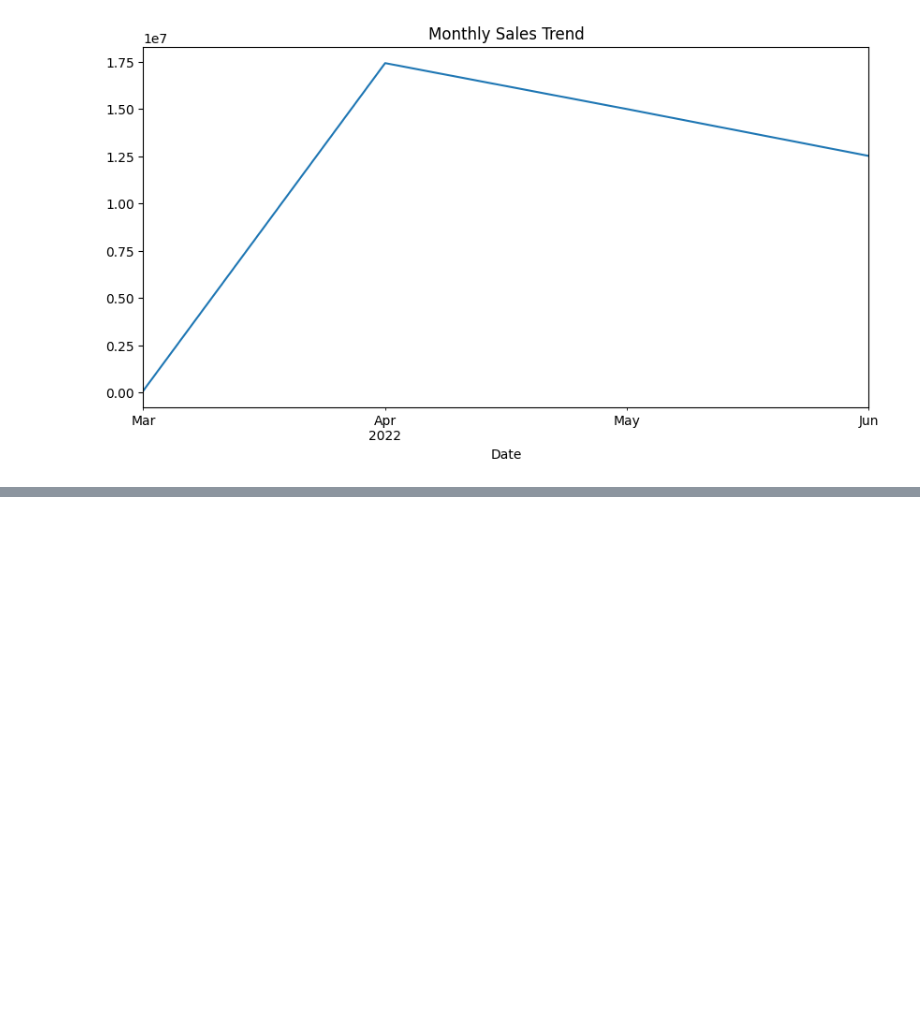
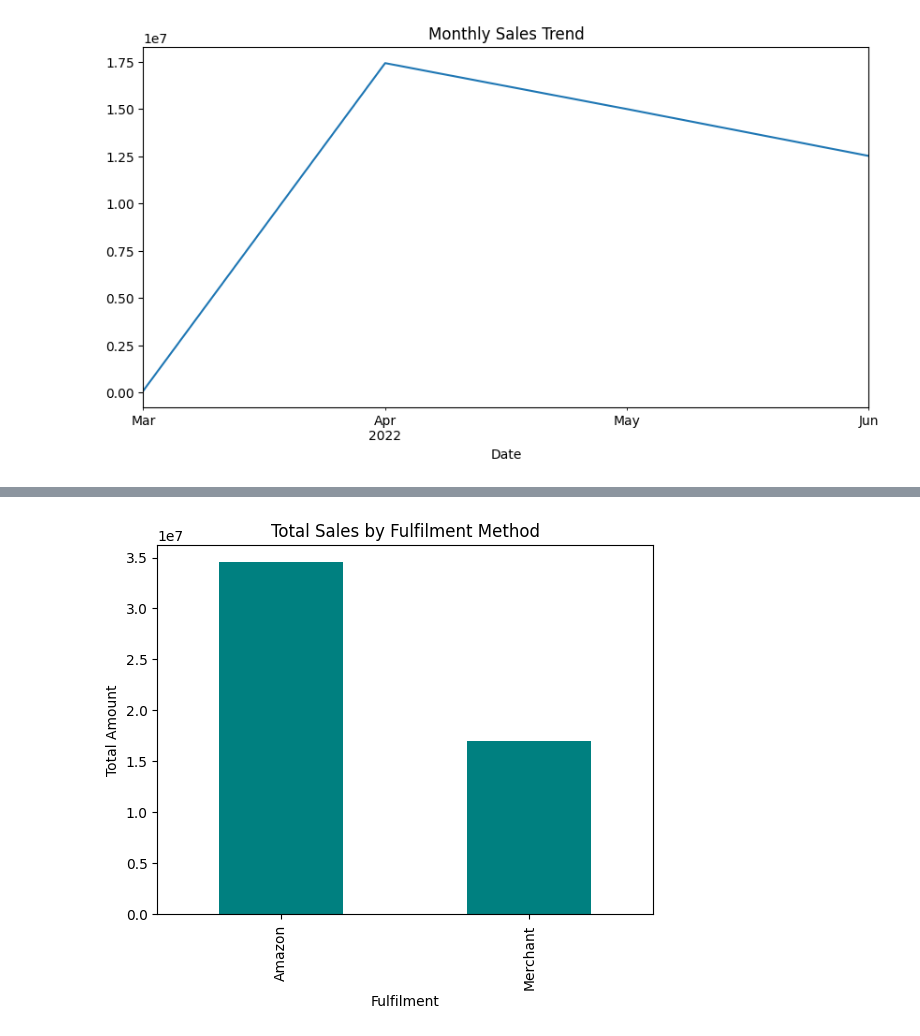
Before and after one commit to Yash0584/Amazon-Sales, a Jupyter notebook: Amazon_Sales.ipynb, the cells around one changed output, grey strips where cells are left out. Drawn from its saved outputs; the diff is of its cells as text; code cells hidden in the pictures; blank space fills up the shorter version.

```diff
--- a/Amazon_Sales.ipynb
+++ b/Amazon_Sales.ipynb
@@ -220,0 +233,7 @@ Passing `palette` without assigning `hue` is deprecated and will be removed in v
+# %%
+fulfillment_sales = df.groupby('Fulfilment')['Amount'].sum().sort_values(ascending=False)
+fulfillment_sales.plot(kind='bar', color='teal', title='Total Sales by Fulfilment Method')
+plt.ylabel('Total Amount')
+plt.show()
+# %% [output]
+[figure, added]
```
Also changed, not shown: parts of 6 cells of this notebook.
